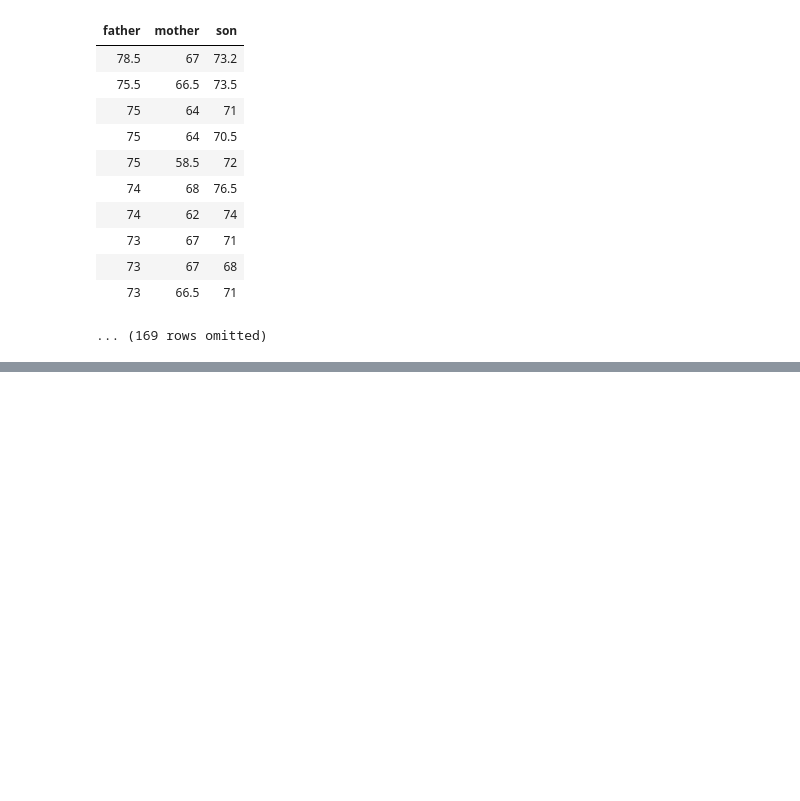
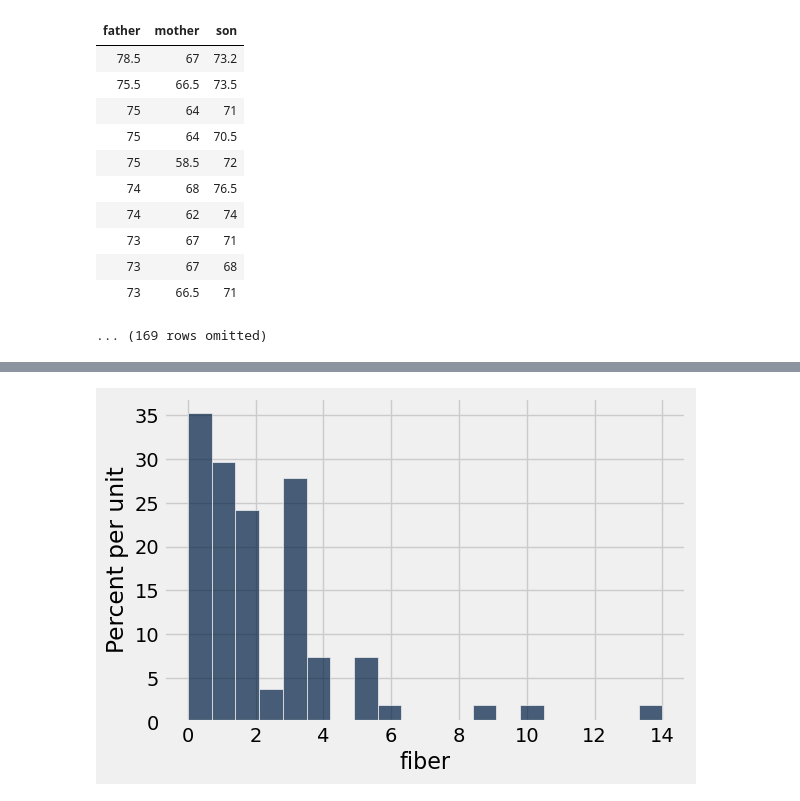
Before and after one commit to lawtonsclass/s26-code-from-class, a Jupyter notebook: data8/ch16.ipynb, the cells around one changed output, grey strips where cells are left out. Saved outputs shown, nothing was run; the diff lists cells and outputs as text; code cells hidden in the pictures; blank space fills up the shorter version.

```diff
--- a/data8/ch16.ipynb
+++ b/data8/ch16.ipynb
@@ -345,0 +397,4 @@ sons_heights
+# %%
+cereal.hist('fiber', bins=20)
+# %% [output]
+[figure, added]
```
Also changed, not shown: parts of 11 cells of this notebook.
